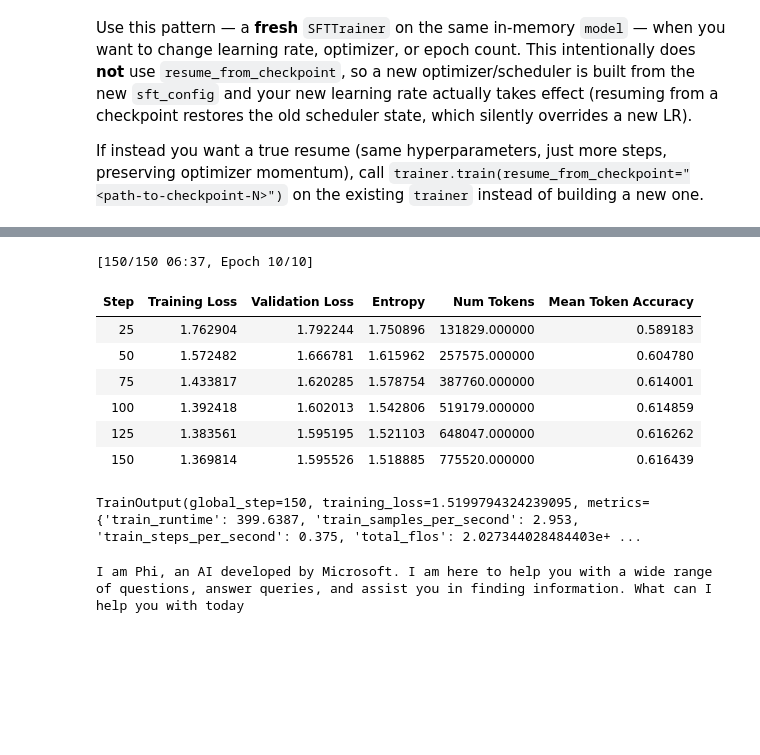
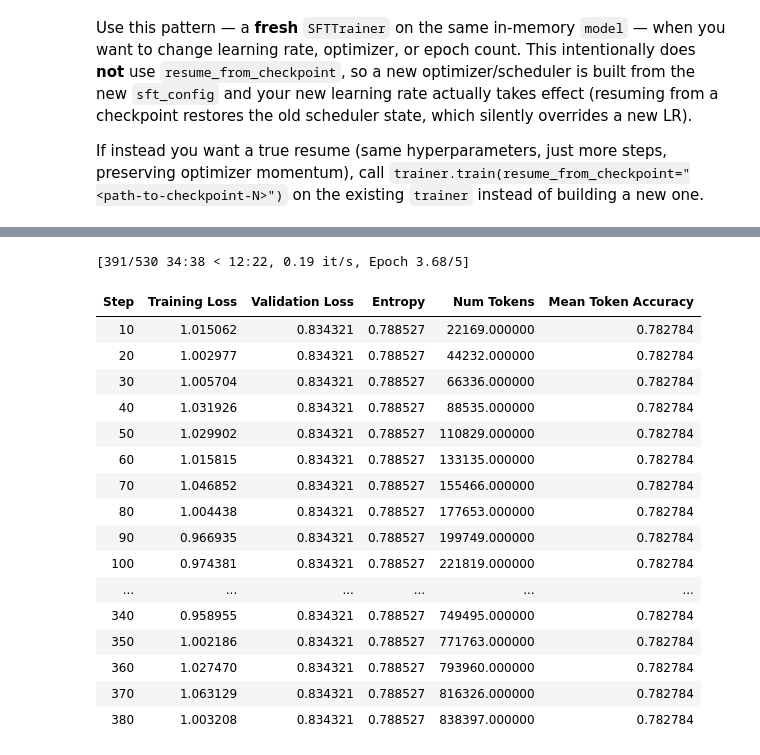
Before and after one commit to entropy-om/entheai, a Jupyter notebook: Rahul_rangarao_phi_fixed.ipynb, the cells around one changed output, grey strips where cells are left out. Cells and saved outputs as stored; diff of their text form; code cells hidden in the pictures; blank space fills up the shorter version.

```diff
--- a/Rahul_rangarao_phi_fixed.ipynb
+++ b/Rahul_rangarao_phi_fixed.ipynb
@@ -241,0 +281,7 @@ on the existing `trainer` instead of building a new one.
+# %%
+from google.colab import drive
+drive.mount('/content/drive/',force_remount=True)
+
+DATA_DIR = "/content/drive/MyDrive/Colab Notebooks/rahul-ai"
+ADAPTER_DIR = "/content/adapters"
+DRIVE_ADAPTER_DIR = f"{DATA_DIR}/adapters"
@@ -241,0 +290,9 @@ on the existing `trainer` instead of building a new one.
+# %%
+from datasets import load_dataset
+
+data = load_dataset("json", data_files={
+    "train": f"{DATA_DIR}/train.jsonl",
+    "validation": f"{DATA_DIR}/valid.jsonl",
+    "test": f"{DATA_DIR}/test.jsonl",   # keep this private, only touch it once at the very end
+    "rahul_train": f"{DATA_DIR}/rahul_train.jsonl"
+})
@@ -242,54 +338,49 @@ on the existing `trainer` instead of building a new one.
 # %%
+from trl import SFTTrainer, SFTConfig
+
+ADAPTER_DIR = "/content/drive/MyDrive/Colab Notebooks/rahul-ai/rahul_lora_checkpoints"
+
 sft_config_2 = SFTConfig(
     output_dir=ADAPTER_DIR,
     per_device_train_batch_size=2,
     gradient_accumulation_steps=4,
-    num_train_epochs=10,
-    learning_rate=5e-5,
+    num_train_epochs=5,
+    learning_rate=2e-5,
     optim="paged_adamw_8bit",
     eval_strategy="steps",
-    eval_steps=25,
+    save_total_limit=3,  # FIX 1: Keeps only the last 3 checkpoints to avoid filling Drive space
     save_strategy="steps",
     save_steps=25,
     logging_steps=10,
-    load_best_model_at_end=True,
-    metric_for_best_model="eval_loss",
+    metric_for_best_model="loss",
     greater_is_better=False,
     bf16=True,
     packing=False,
 )
 
 trainer = SFTTrainer(
     model=model,              # already has the LoRA weights trained above
     args=sft_config_2,
-    train_dataset=data["train"],
+    train_dataset=data["rahul_train"],
     eval_dataset=data["validation"],
-    peft_config=lora_config,
-    callbacks=[EarlyStoppingCallback(early_stopping_patience=2)],
 )
 trainer.train()
 # %% [output]
-[150/150 06:37, Epoch 10/10]
+[391/530 34:38 < 12:22, 0.19 it/s, Epoch 3.68/5]
 | Step | Training Loss | Validation Loss | Entropy | Num Tokens | Mean Token Accuracy |
-| 25 | 1.762904 | 1.792244 | 1.750896 | 131829.000000 | 0.589183 |
-| 50 | 1.572482 | 1.666781 | 1.615962 | 257575.000000 | 0.604780 |
-| 75 | 1.433817 | 1.620285 | 1.578754 | 387760.000000 | 0.614001 |
-| 100 | 1.392418 | 1.602013 | 1.542806 | 519179.000000 | 0.614859 |
-| 125 | 1.383561 | 1.595195 | 1.521103 | 648047.000000 | 0.616262 |
-| 150 | 1.369814 | 1.595526 | 1.518885 | 775520.000000 | 0.616439 |
+| 10 | 1.015062 | 0.834321 | 0.788527 | 22169.000000 | 0.782784 |
+| 20 | 1.002977 | 0.834321 | 0.788527 | 44232.000000 | 0.782784 |
+| 30 | 1.005704 | 0.834321 | 0.788527 | 66336.000000 | 0.782784 |
+| 40 | 1.031926 | 0.834321 | 0.788527 | 88535.000000 | 0.782784 |
+| 50 | 1.029902 | 0.834321 | 0.788527 | 110829.000000 | 0.782784 |
+| 60 | 1.015815 | 0.834321 | 0.788527 | 133135.000000 | 0.782784 |
+| 70 | 1.046852 | 0.834321 | 0.788527 | 155466.000000 | 0.782784 |
+| 80 | 1.004438 | 0.834321 | 0.788527 | 177653.000000 | 0.782784 |
+| 90 | 0.966935 | 0.834321 | 0.788527 | 199749.000000 | 0.782784 |
+| 100 | 0.974381 | 0.834321 | 0.788527 | 221819.000000 | 0.782784 |
+| ... | ... | ... | ... | ... | ... |
+| 340 | 0.958955 | 0.834321 | 0.788527 | 749495.000000 | 0.782784 |
+| 350 | 1.002186 | 0.834321 | 0.788527 | 771763.000000 | 0.782784 |
+| 360 | 1.027470 | 0.834321 | 0.788527 | 793960.000000 | 0.782784 |
+| 370 | 1.063129 | 0.834321 | 0.788527 | 816326.000000 | 0.782784 |
+| 380 | 1.003208 | 0.834321 | 0.788527 | 838397.000000 | 0.782784 |
-TrainOutput(global_step=150, training_loss=1.5199794324239095, metrics={'train_runtime': 399.6387, 'train_samples_per_second': 2.953, 'train_steps_per_second': 0.375, 'total_flos': 2.027344028484403e+ ...
-# %%
-messages = [{"role": "user", "content": "Who are you? Who am I?"}]
-
-inputs = tokenizer.apply_chat_template(
-    messages,
-    add_generation_prompt=True,
-    tokenize=True,
-    return_dict=True,
-    return_tensors="pt",
-).to(model.device)
-
-outputs = model.generate(**inputs, max_new_tokens=40)
-print(tokenizer.decode(outputs[0][inputs['input_ids'].shape[-1]:], skip_special_tokens=True))
-# %% [output]
-I am Phi, an AI developed by Microsoft. I am here to help you with a wide range of questions, answer queries, and assist you in finding information. What can I help you with today
```
Also changed, not shown: parts of 12 cells of this notebook.
